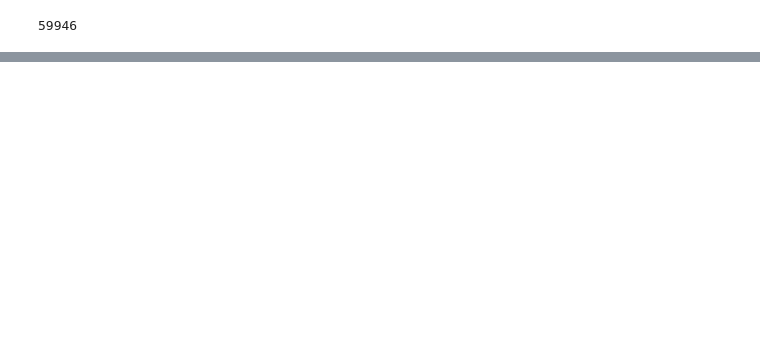
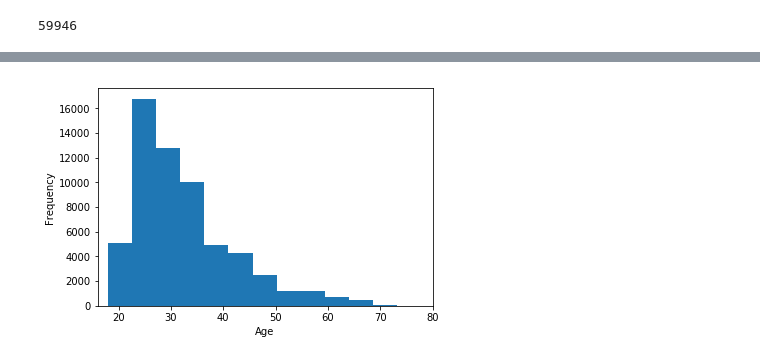
Before and after one commit to rivacordex/date-a-scientist, a Jupyter notebook: MachineLearning_Submit/capstone_khek_v1.ipynb, the cells around one changed output, grey strips where cells are left out. Drawn from its saved outputs; the diff is of its cells as text; code cells hidden in the pictures; blank space fills up the shorter version.

Commit message:
Add files via upload
1. Amended project goal based on issue raised regarding income value of -1
2. Added a lot of sections to comment / explain the points more clearly
3. Added Regression methods

```diff
--- a/MachineLearning_Submit/capstone_khek_v1.ipynb
+++ b/MachineLearning_Submit/capstone_khek_v1.ipynb
@@ -9,9 +13,3 @@ df = pd.read_csv("profiles.csv")
 print(len(df))
 # %% [output]
 59946
-# %%
-df['edu_cat'] = df['education'].map({ "graduated from college/university": 2, "graduated from masters program": 3, "working on college/university": 1, "working on masters program": 3, "graduated from two-year college": 2, "graduated from high school": 2, "graduated from ph.d program": 7, "graduated from law school": 5, "working on two-year college": 1, "dropped out of college/university": 2, "working on ph.d program": 3, "college/university": 1, "graduated from space camp": 3, "dropped out of space camp": 1, "graduated from med school": 6, "working on space camp": 1, "working on law school": 1, "two-year college": 1, "working on med school": 1, "dropped out of two-year college": 1, "dropped out of masters program": 3, "masters program": 4, "dropped out of ph.d program": 3, "dropped out of high school": 1, "high school": 1, "working on high school": 1, "space camp": 1, "ph.d program": 3, "law school": 1, "dropped out of law school": 1, "dropped out of med school": 1, "med school": 1 })
-df['income_cat'] = df['income'].map({ -1: 1, 20000: 2, 30000: 2, 40000: 2, 50000: 3, 60000: 3, 70000: 3, 80000: 3, 100000: 3, 150000: 4, 250000: 4, 500000: 4, 1000000: 4 })
-df['job_cat'] = df['job'].map({ "other": 2, "student": 1, "science / tech / engineering": 3, "computer / hardware / software": 3, "artistic / musical / writer": 2, "sales / marketing / biz dev": 2, "medicine / health": 3, "education / academia": 2, "executive / management": 2, "banking / financial / real estate": 2, "entertainment / media": 2, "law / legal services": 2, "hospitality / travel": 2, "construction / craftsmanship": 2, "clerical / administrative": 2, "political / government": 2, "rather not say": 2, "transportation": 2, "unemployed": 1, "retired": 1, "military": 2 })
-
-rows_to_cluster = df.dropna(subset = ["income", "age","income_cat","education","edu_cat","height","job","job_cat"])
@@ -317,0 +26,9 @@ Name: kmeans_label, dtype: int64
+# %%
+from matplotlib import pyplot as plt
+plt.hist(df.age, bins=20)
+plt.xlabel("Age")
+plt.ylabel("Frequency")
+plt.xlim(16, 80)
+plt.show()
+# %% [output]
+[figure, added]
```
Also changed, not shown: parts of 87 cells of this notebook, 1 other file.
